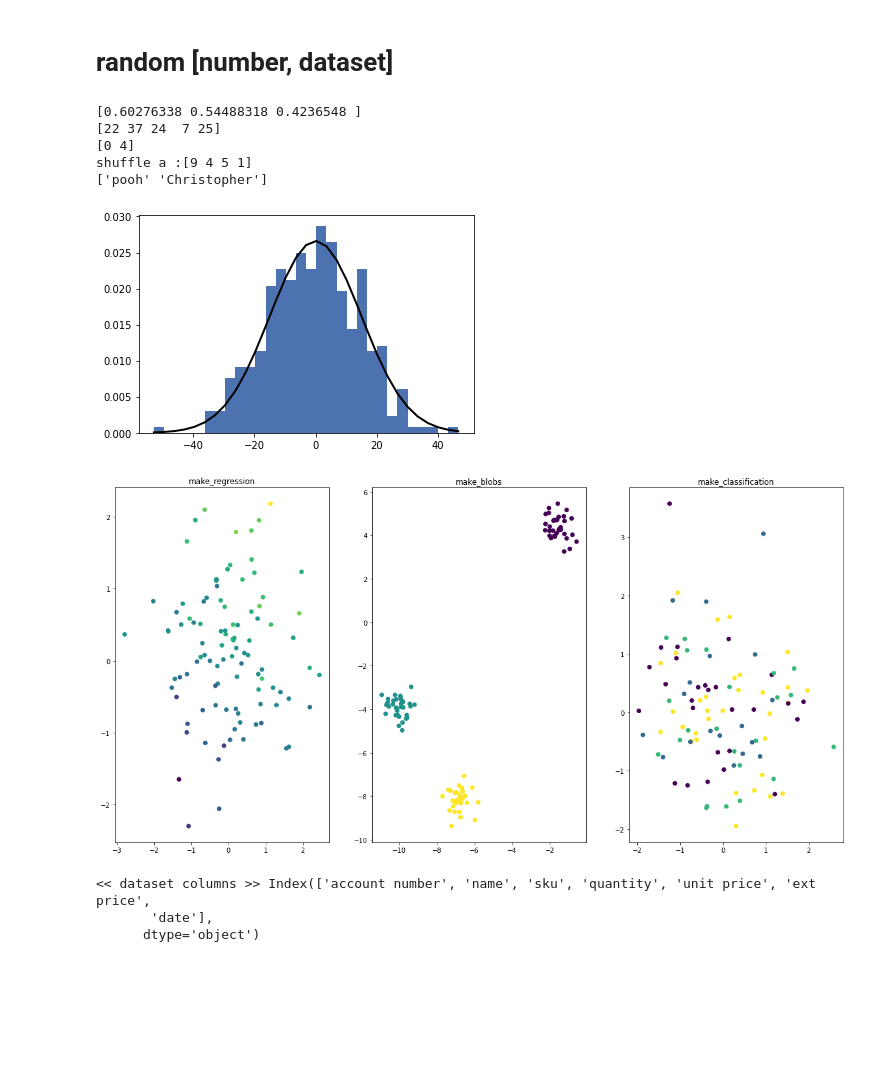
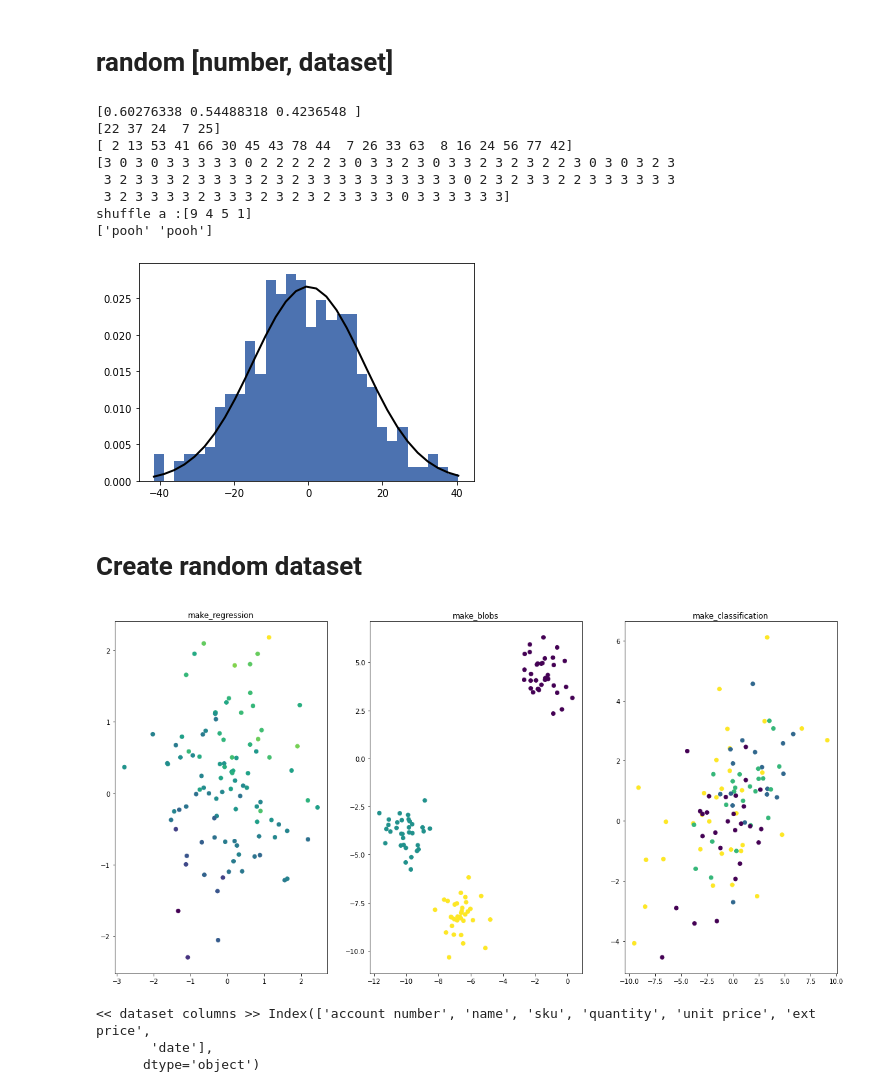
Before and after one commit to hsargoli/MyWorks, a Jupyter notebook: datascience_0_pandasNumpyScipy.ipynb, the cells around one changed output. Drawn from its saved outputs; the diff is of its cells as text; code cells hidden in the pictures; blank space fills up the shorter version.

```diff
--- a/datascience_0_pandasNumpyScipy.ipynb
+++ b/datascience_0_pandasNumpyScipy.ipynb
@@ -22,47 +22,51 @@ plt.style.use('seaborn-deep')
 # make Random numbers
 
 # https://numpy.org/doc/1.16/reference/routines.random.html
 # https://towardsdatascience.com/a-cheat-sheet-on-generating-random-numbers-in-numpy-5fe95ec2286
 
 np.random.seed(0)
 a = np.array([1,5,9,4])
 np.random.shuffle(a)
 
 print(
       np.random.random(3), # create random number between 0 1 - - it is normal distribution
       np.random.randint(1,40,5), # create random integer number (from,to,num)
-      np.random.choice(8,2,1),
+      np.random.choice(80,20,replace=False), # equal to randint(0,80,20)
+      np.random.choice(5, 100, p=[0.1, 0, 0.3, 0.6, 0]),
       f'shuffle a :{a}',
       sep = '\n'
       )
 
 aa_milne_arr = ['pooh', 'rabbit', 'piglet', 'Christopher']
 print(np.random.choice(aa_milne_arr, 2, p=[0.5, 0.1, 0.1, 0.3]))
 # ---------------------------
 # make random & normal distribution
 mu = 0
 sigma = 15
 normal_dist = np.random.normal(mu, sigma, 400)
 count, bins, ignored = plt.hist(normal_dist, 30, density=True)
 plt.plot(bins, 1/(sigma * np.sqrt(2 * np.pi)) * np.exp( - (bins - mu)**2 / (2 * sigma**2) ),
          linewidth=2, color='k');plt.show()
 # %% [output]
 [0.60276338 0.54488318 0.4236548 ]
 [22 37 24  7 25]
-[0 4]
+[ 2 13 53 41 66 30 45 43 78 44  7 26 33 63  8 16 24 56 77 42]
+[3 0 3 0 3 3 3 3 3 0 2 2 2 2 2 3 0 3 3 2 3 0 3 3 2 3 2 3 2 2 3 0 3 0 3 2 3
+ 3 2 3 3 3 2 3 3 3 3 2 3 2 3 3 3 3 3 3 3 3 3 3 0 2 3 2 3 3 2 2 3 3 3 3 3 3
+ 3 2 3 3 3 3 2 3 3 3 2 3 2 3 2 3 3 3 3 0 3 3 3 3 3 3]
 shuffle a :[9 4 5 1]
-['pooh' 'Christopher']
+['pooh' 'pooh']
-[figure, old version]
+[figure, new version]
+# %% [markdown]
+# Create random dataset
 # %%
-# Create random dataset
-
 from sklearn.datasets import make_classification, make_regression, make_blobs
 # https://scikit-learn.org/stable/datasets.html
 
 # '''''''''''''''''''''''''''''''''''''''''''''''''''
 x, y = make_classification(n_samples = 100,
     n_features = 10,
-    n_informative = 3,
+    n_informative = 9,
     n_redundant = 1,
     n_classes = 4,
     weights = [.25, .15, .2, .3],
@@ -79,7 +83,7 @@ x1, y1, coed = make_regression(n_samples = 100,
 x2, y2 = make_blobs(n_samples = 100,
     n_features = 2,
     centers = 3,
-    cluster_std = 0.5,
+    cluster_std = 0.9,
     shuffle = True,
     random_state = 1)
 # '''''''''''''''''''''''''''''''''''''''''''''''''''
@@ -91,7 +95,7 @@ ax3 = fig.add_subplot(1,3,3);ax3.scatter(x[:,2], x[:,8], c=y);ax3.set_title('mak
 
 plt.show()
 # %% [output]
-[figure, old version]
+[figure, new version]
 # %%
 # ........................................
 # Read / rename    of dataset with PANDAS
```
Also changed, not shown: parts of 7 cells of this notebook.
